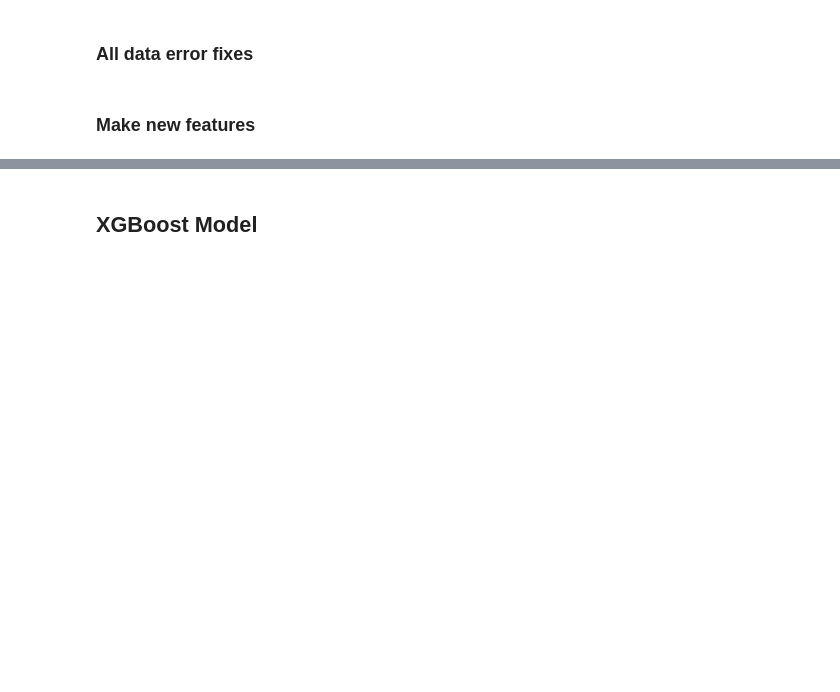
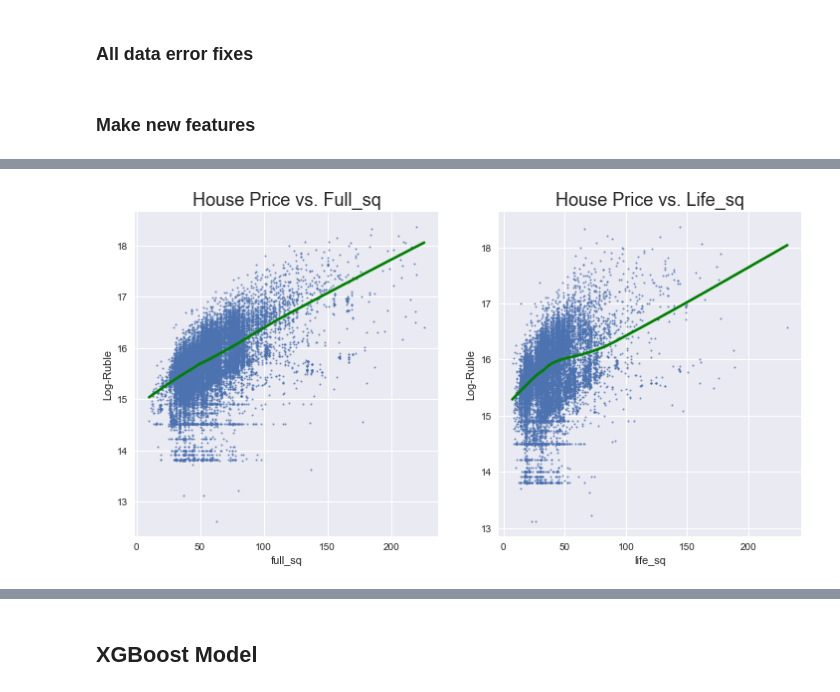
Before and after one commit to hjenq/kaggle, a Jupyter notebook: sberbankhousing/Sberbank data cleaning and modeling.ipynb, the cells around one changed output, grey strips where cells are left out. Drawn from its saved outputs; the diff is of its cells as text; code cells hidden in the pictures; blank space fills up the shorter version.

```diff
--- a/sberbankhousing/Sberbank data cleaning and modeling.ipynb
+++ b/sberbankhousing/Sberbank data cleaning and modeling.ipynb
@@ -298,0 +478,14 @@ RFmodel.oob_score_
+# %%
+#LOGRUBLE VS FULL SQ
+fig=plt.figure(figsize=(12,6))
+g=fig.add_subplot(121)
+sns.regplot(plot_x['full_sq'],train_logprice,lowess=True,line_kws={"color":"g"},marker='.',scatter_kws={"s":15})
+g.set_title('House Price vs. Full_sq',size=18)
+g.set_ylabel('Log-Ruble')
+g=fig.add_subplot(122)
+sns.regplot(plot_x['life_sq'],train_logprice,lowess=True,line_kws={"color":"g"},marker='.',scatter_kws={"s":15})
+g.set_title('House Price vs. Life_sq',size=18)
+g.set_ylabel('Log-Ruble')
+plt.savefig('housepricevsfullsq.png',dpi=300)
+# %% [output]
+[figure, added]
```
Also changed, not shown: parts of 105 cells of this notebook, 1 other file.
